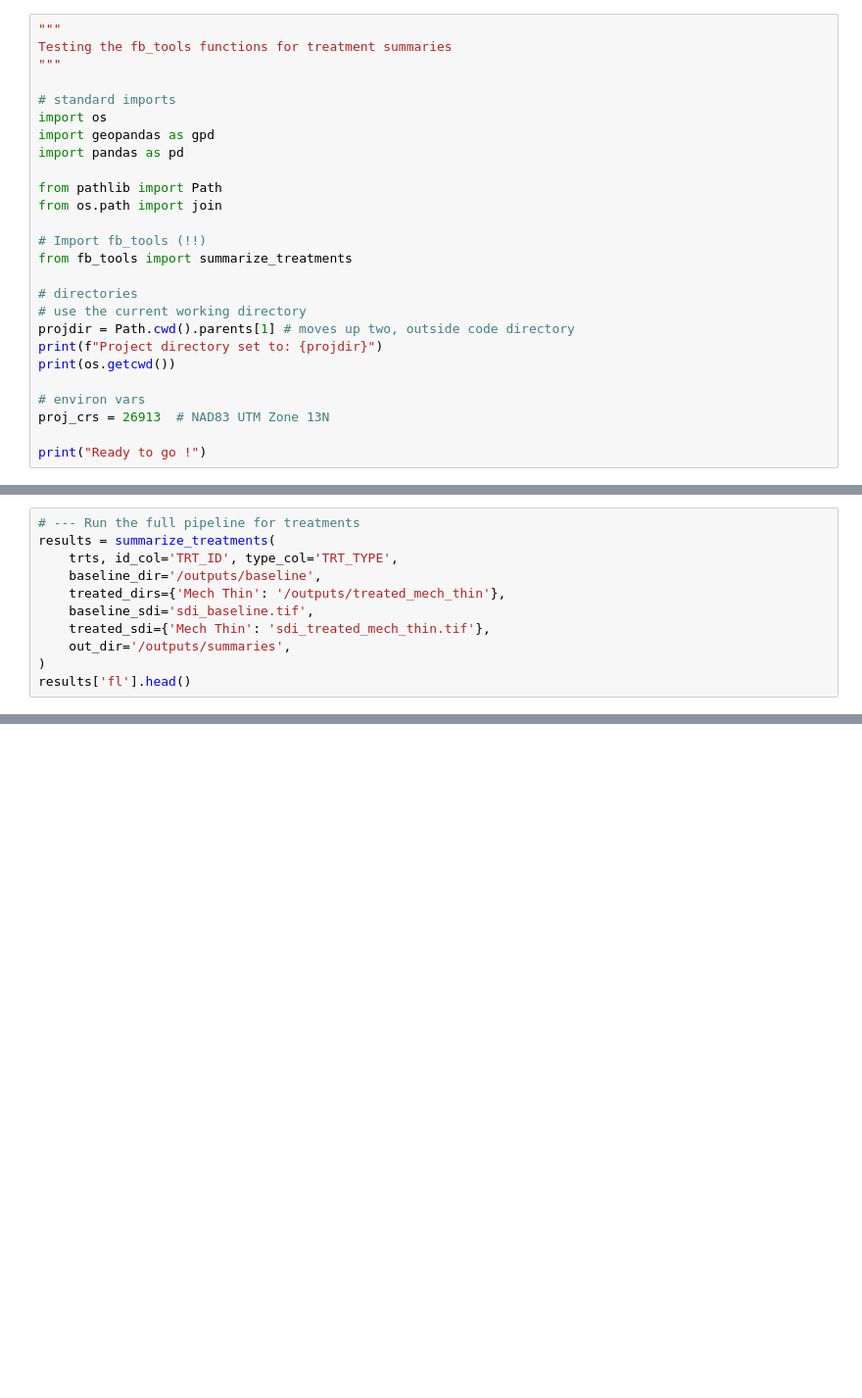
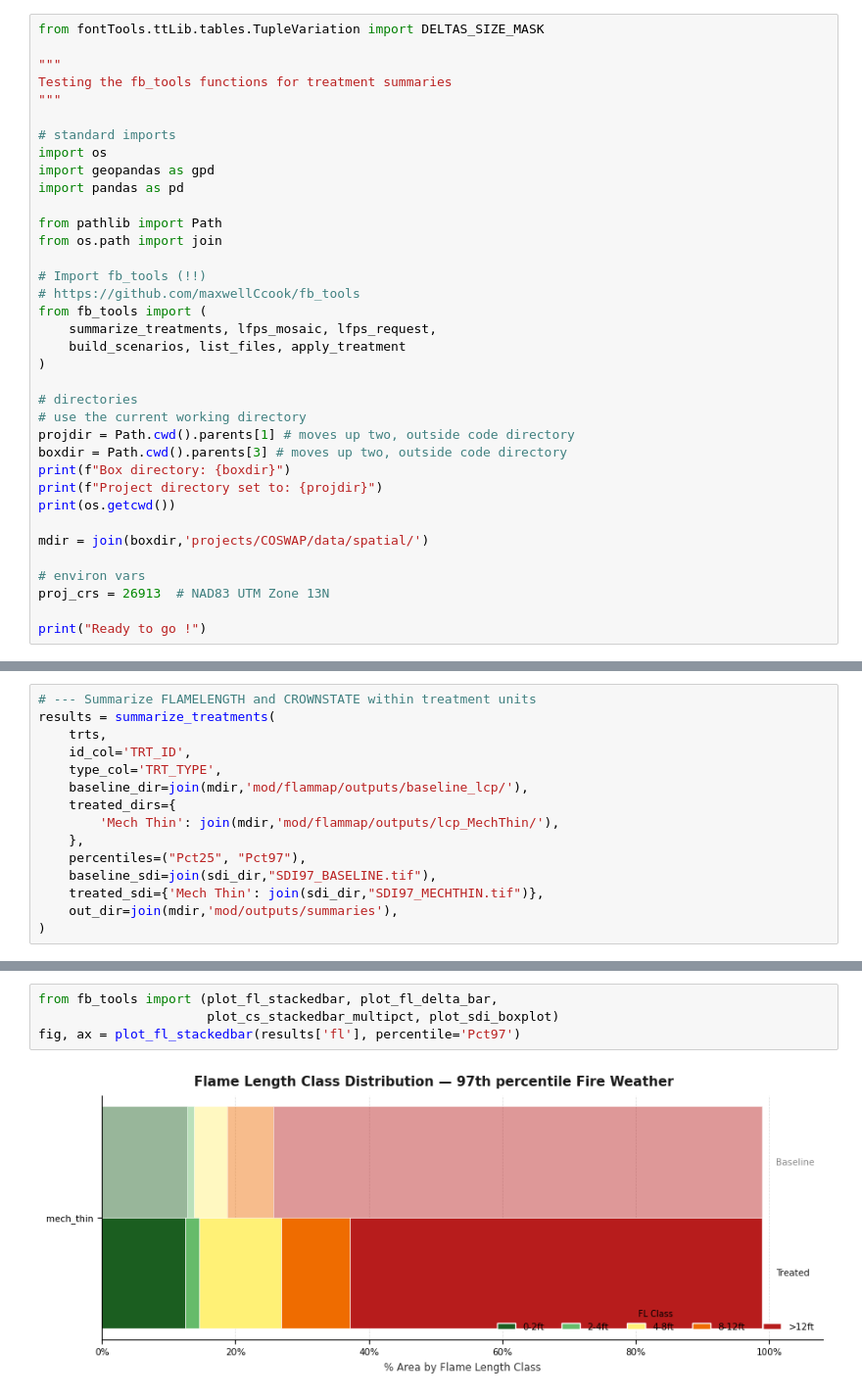
Before and after one commit to maxwellCcook/fb_tools, a Jupyter notebook: code/Python/01_Treatment_Summary.ipynb, the cells around one changed output, grey strips where cells are left out. Shown at 98% size. Cells and saved outputs as stored; diff of their text form; blank space fills up the shorter version.

Commit message:
Fixes for delta SDI

```diff
--- a/code/Python/01_Treatment_Summary.ipynb
+++ b/code/Python/01_Treatment_Summary.ipynb
@@ -1,4 +1,6 @@
 # %%
+from fontTools.ttLib.tables.TupleVariation import DELTAS_SIZE_MASK
+
 """
 Testing the fb_tools functions for treatment summaries
 """
@@ -12,13 +14,21 @@ from pathlib import Path
 from os.path import join
 
 # Import fb_tools (!!)
-from fb_tools import summarize_treatments
+# https://github.com/maxwellCcook/fb_tools
+from fb_tools import (
+    summarize_treatments, lfps_mosaic, lfps_request,
+    build_scenarios, list_files, apply_treatment
+)
 
 # directories
 # use the current working directory
 projdir = Path.cwd().parents[1] # moves up two, outside code directory
+boxdir = Path.cwd().parents[3] # moves up two, outside code directory
+print(f"Box directory: {boxdir}")
 print(f"Project directory set to: {projdir}")
 print(os.getcwd())
+
+mdir = join(boxdir,'projects/COSWAP/data/spatial/')
 
 # environ vars
 proj_crs = 26913  # NAD83 UTM Zone 13N
@@ -52,11 +302,15 @@ Number of treatment units: 184
 # %%
-# --- Run the full pipeline for treatments
+# --- Summarize FLAMELENGTH and CROWNSTATE within treatment units
 results = summarize_treatments(
-    trts, id_col='TRT_ID', type_col='TRT_TYPE',
-    baseline_dir='/outputs/baseline',
-    treated_dirs={'Mech Thin': '/outputs/treated_mech_thin'},
-    baseline_sdi='sdi_baseline.tif',
-    treated_sdi={'Mech Thin': 'sdi_treated_mech_thin.tif'},
-    out_dir='/outputs/summaries',
+    trts,
+    id_col='TRT_ID',
+    type_col='TRT_TYPE',
+    baseline_dir=join(mdir,'mod/flammap/outputs/baseline_lcp/'),
+    treated_dirs={
+        'Mech Thin': join(mdir,'mod/flammap/outputs/lcp_MechThin/'),
+    },
+    percentiles=("Pct25", "Pct97"),
+    baseline_sdi=join(sdi_dir,"SDI97_BASELINE.tif"),
+    treated_sdi={'Mech Thin': join(sdi_dir,"SDI97_MECHTHIN.tif")},
+    out_dir=join(mdir,'mod/outputs/summaries'),
 )
-results['fl'].head()
@@ -62,0 +351,6 @@ results['fl'].head()
+# %%
+from fb_tools import (plot_fl_stackedbar, plot_fl_delta_bar,
+                      plot_cs_stackedbar_multipct, plot_sdi_boxplot)
+fig, ax = plot_fl_stackedbar(results['fl'], percentile='Pct97')
+# %% [output]
+[figure, added]
```
Also changed, not shown: parts of 17 cells of this notebook, 14 other files.
